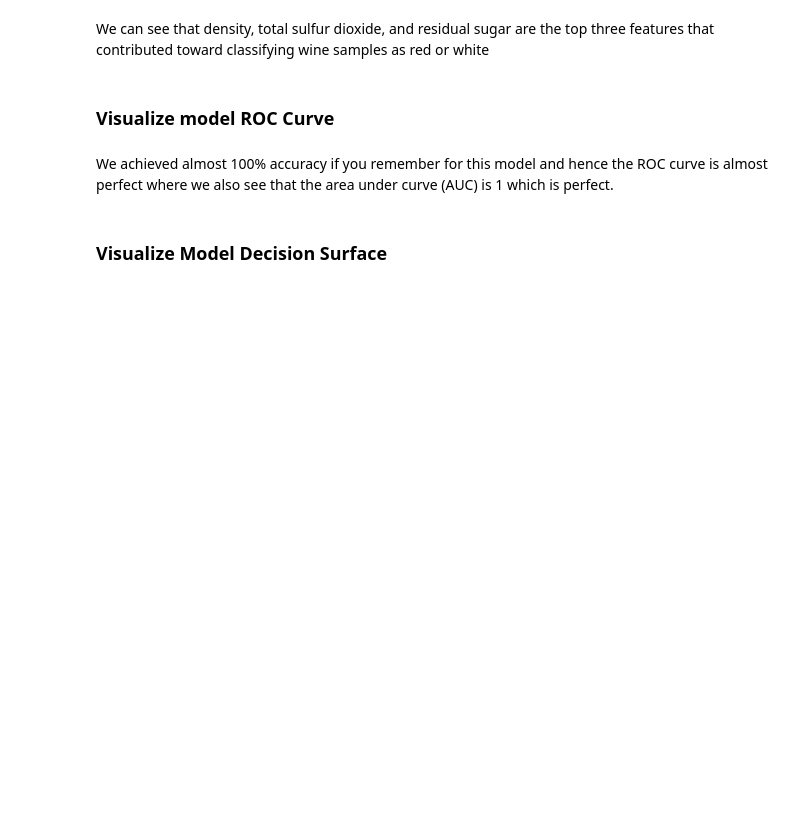
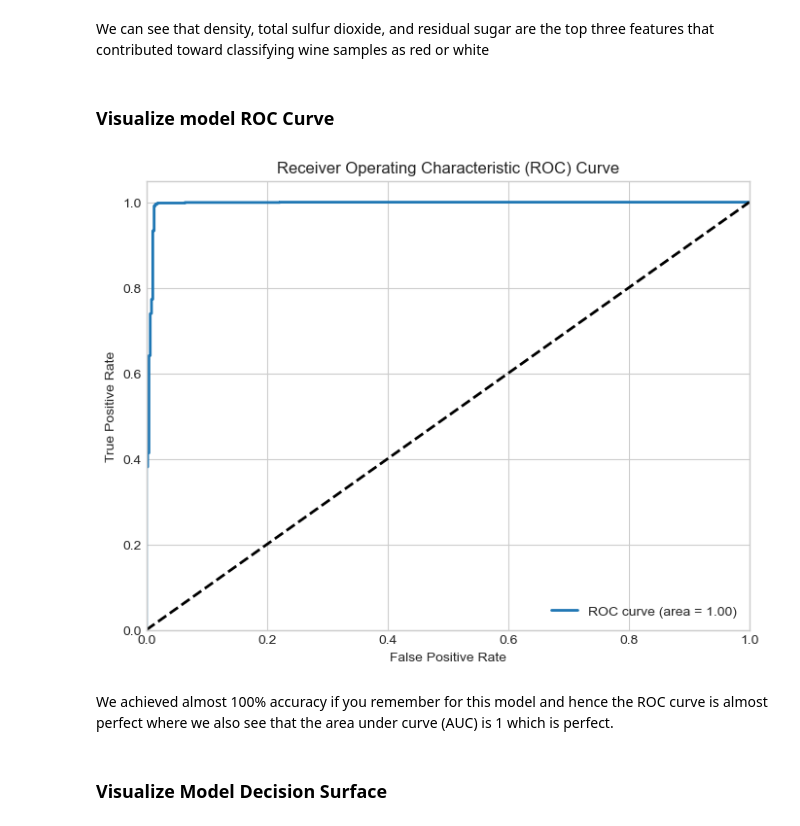
Before and after one commit to udel-cbcb/NIGMS-Sandbox-UD, a Jupyter notebook: Submodule_4/Exercises/Submodule_4_Exercise_2_Predicting_Wine_Types_Solution.ipynb, the cells around one changed output. Drawn from its saved outputs; the diff is of its cells as text; code cells hidden in the pictures; blank space fills up the shorter version.

```diff
--- a/Submodule_4/Exercises/Submodule_4_Exercise_2_Predicting_Wine_Types_Solution.ipynb
+++ b/Submodule_4/Exercises/Submodule_4_Exercise_2_Predicting_Wine_Types_Solution.ipynb
@@ -46,6 +46,8 @@ from sklearn.metrics import auc, roc_curve
 from sklearn.model_selection import train_test_split
 from sklearn.preprocessing import LabelEncoder, StandardScaler, label_binarize
 
+# Set up plotting style
+plt.style.use("seaborn-whitegrid")
 %matplotlib inline
 # %% [markdown]
 ## Load and merge datasets
@@ -62,23 +64,21 @@ white_wine["wine_type"] = "white"
 # Wine quality scores of 3, 4, and 5 are mapped to low quality,
 # 6 and 7 are mapped to medium quality, 8 and 9 are mapped to high quality
 # wines under the quality_label attribute.
-red_wine["quality_label"] = red_wine["quality"].apply(
-    lambda value: "low" if value <= 5 else "medium" if value <= 7 else "high"
-)
-red_wine["quality_label"] = pd.Categorical(
-    red_wine["quality_label"], categories=["low", "medium", "high"]
-)
-white_wine["quality_label"] = white_wine["quality"].apply(
-    lambda value: "low" if value <= 5 else "medium" if value <= 7 else "high"
-)
-white_wine["quality_label"] = pd.Categorical(
-    white_wine["quality_label"], categories=["low", "medium", "high"]
-)
 
-# merge red and white wine datasets
-wines = pd.concat([red_wine, white_wine])
-# re-shuffle records just to randomize data points
-wines = wines.sample(frac=1, random_state=42).reset_index(drop=True)
+def categorize_quality(quality):
+    """Categorize wine quality into low, medium, or high."""
+    if quality <= 5:
+        return "low"
+    elif quality <= 7:
+        return "medium"
+    else:
+        return "high"
+
+red_wine["quality_label"] = red_wine["quality"].apply(categorize_quality)
+white_wine["quality_label"] = white_wine["quality"].apply(categorize_quality)
+
+# Merge datasets and shuffle
+wines = pd.concat([red_wine, white_wine]).sample(frac=1, random_state=42).reset_index(drop=True)
 # %% [markdown]
 ## Understand dataset features and values
 # %%
@@ -330,15 +240,16 @@ will first select our necessary features and separate out the prediction class l
 datasets. We use the prefix **wtp\_** in our variables to easily identify them as needed, where **wtp** depicts wine
 type prediction.
 # %%
+# Prepare features and labels
 wtp_features = wines.iloc[:, :-3]
 wtp_feature_names = wtp_features.columns
-wtp_class_labels = np.array(wines["wine_type"])
+wtp_class_labels = wines["wine_type"]
 
-# prepare train and test datasets
-
+# Split data into train and test sets
 wtp_train_X, wtp_test_X, wtp_train_y, wtp_test_y = train_test_split(
     wtp_features, wtp_class_labels, test_size=0.3, random_state=42
 )
 
-print(Counter(wtp_train_y), Counter(wtp_test_y))
+print("Train Class Distribution:", Counter(wtp_train_y))
+print("Test Class Distribution:", Counter(wtp_test_y))
 print("Features:", list(wtp_feature_names))
@@ -403,7 +339,9 @@ features that contributed toward classifying wine samples as red or white
 # %% [markdown]
 ### Visualize model ROC Curve
 # %%
-plot_model_roc_curve(wtp_lr, wtp_test_SX, wtp_test_y)
+plot_model_roc_curve(wtp_lr, wtp_test_SX, wtp_test_y, class_names=wtp_lr.classes_)
+# %% [output]
+[figure, added]
 # %% [markdown]
 We achieved almost 100% accuracy if you remember for this model and hence the ROC curve is almost
 perfect where we also see that the area under curve (AUC) is 1 which is perfect.
```
Also changed, not shown: parts of 9 cells of this notebook, 2 other files.
